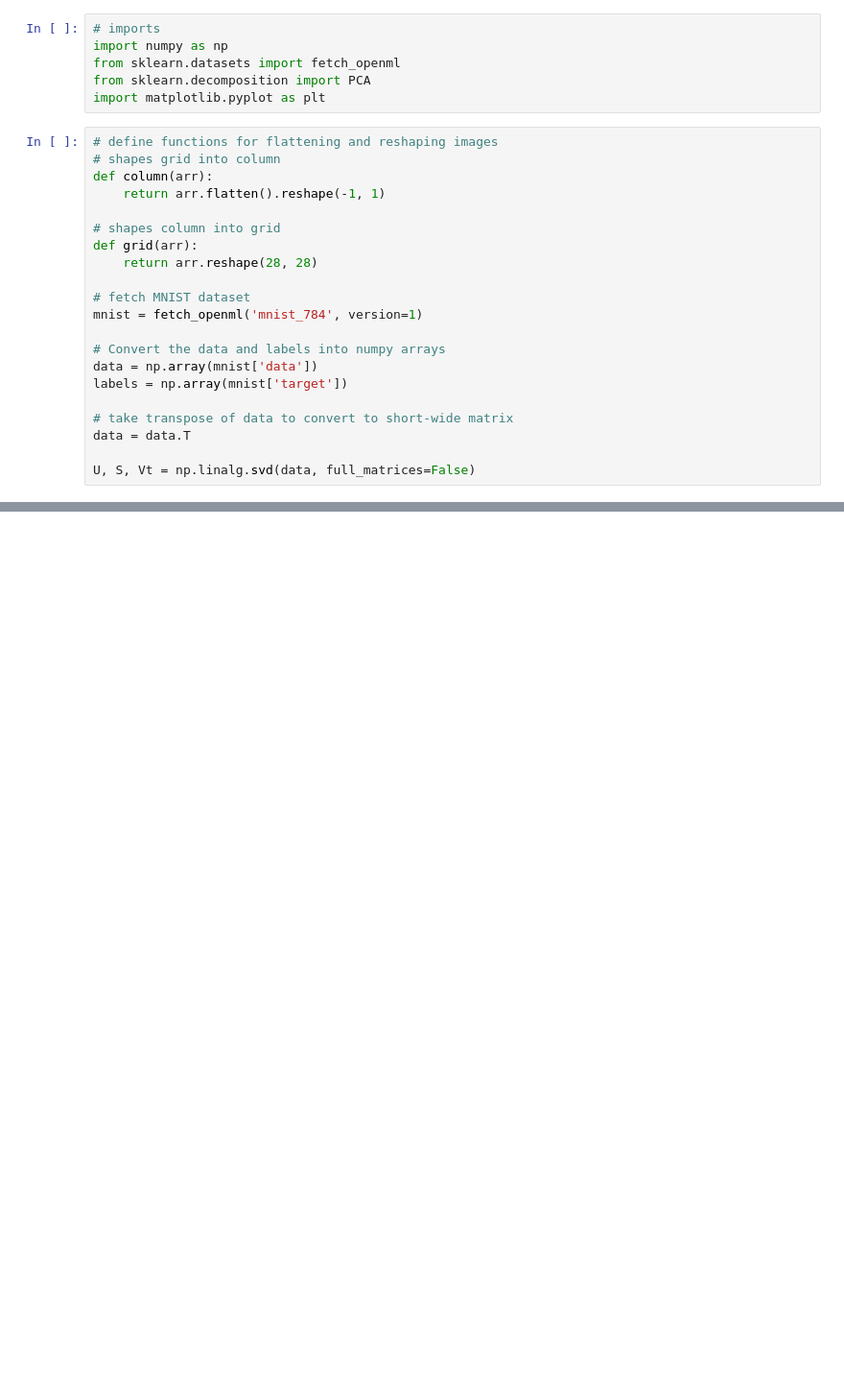
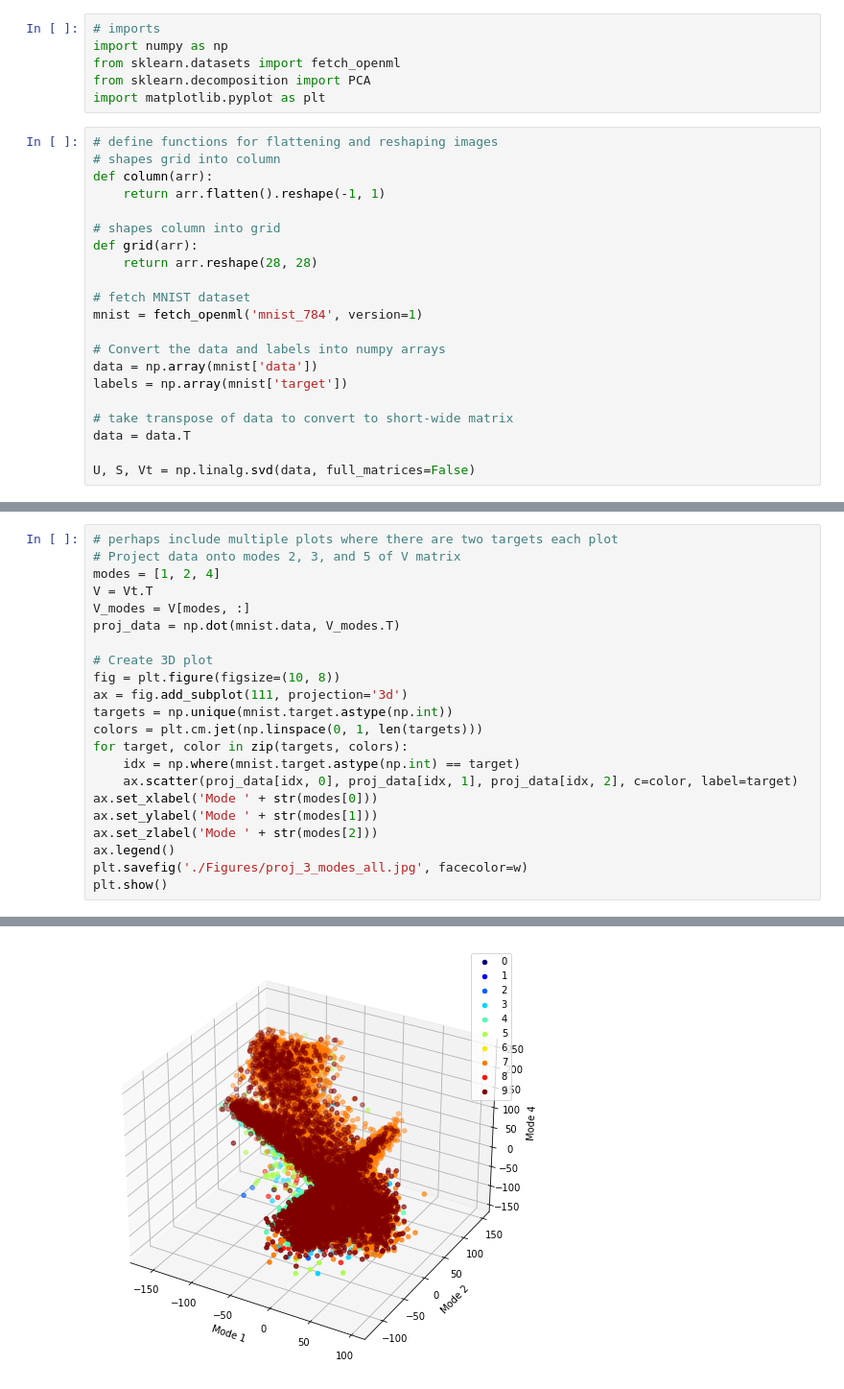
Before and after one commit to ewan-lister/EE-399, a Jupyter notebook: Homework/HW3/HW3_Code.ipynb, the cells around one changed output, grey strips where cells are left out. Shown at 96% size. Cells and saved outputs as stored; diff of their text form; blank space fills up the shorter version.

```diff
--- a/Homework/HW3/HW3_Code.ipynb
+++ b/Homework/HW3/HW3_Code.ipynb
@@ -106,0 +159,23 @@ Percentage of the variance captured by Mode 6: 2.58%
+# %%
+# perhaps include multiple plots where there are two targets each plot
+# Project data onto modes 2, 3, and 5 of V matrix
+modes = [1, 2, 4]
+V = Vt.T
+V_modes = V[modes, :]
+proj_data = np.dot(mnist.data, V_modes.T)
+
+# Create 3D plot
+fig = plt.figure(figsize=(10, 8))
+ax = fig.add_subplot(111, projection='3d')
+targets = np.unique(mnist.target.astype(np.int))
+colors = plt.cm.jet(np.linspace(0, 1, len(targets)))
+for target, color in zip(targets, colors):
+    idx = np.where(mnist.target.astype(np.int) == target)
+    ax.scatter(proj_data[idx, 0], proj_data[idx, 1], proj_data[idx, 2], c=color, label=target)
+ax.set_xlabel('Mode ' + str(modes[0]))
+ax.set_ylabel('Mode ' + str(modes[1]))
+ax.set_zlabel('Mode ' + str(modes[2]))
+ax.legend()
+plt.savefig('./Figures/proj_3_modes_all.jpg', facecolor=w)
+plt.show()
+# %% [output]
@@ -106,0 +196 @@ Percentage of the variance captured by Mode 6: 2.58%
+[figure, added]
```
Also changed, not shown: parts of 7 cells of this notebook, 8 other files.
